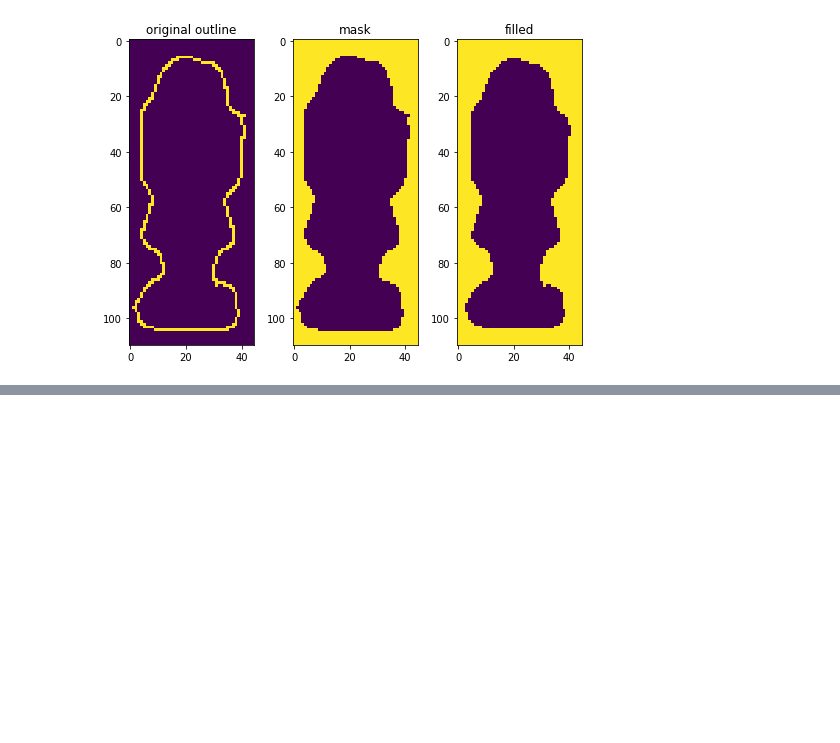
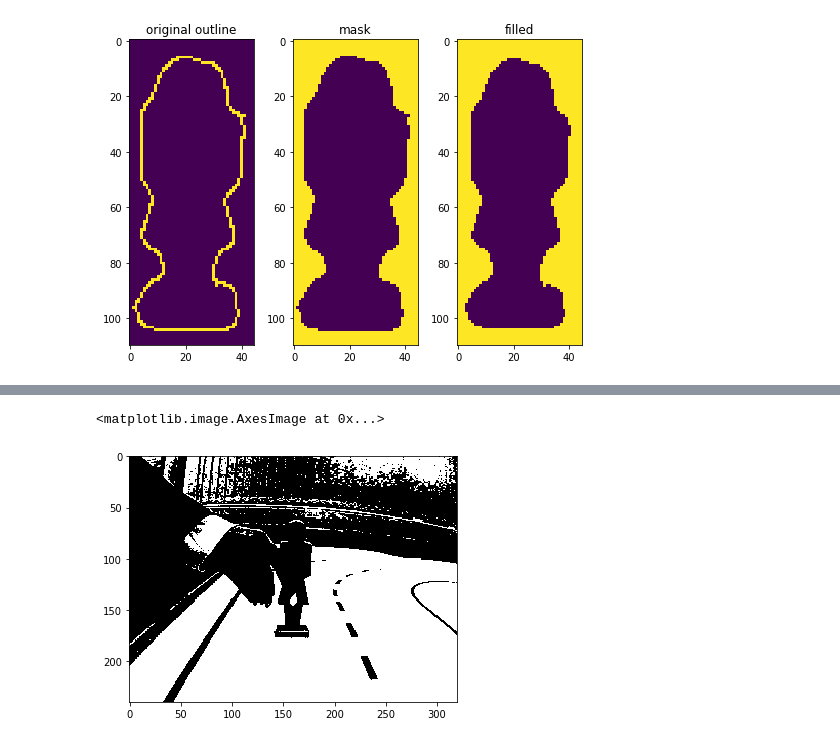
Before and after one commit to Siokhan/Self-Driving-Car, a Jupyter notebook: Scripts/Sio/Image_filtering.ipynb, the cells around one changed output, grey strips where cells are left out. Cells and saved outputs as stored; diff of their text form; code cells hidden in the pictures; blank space fills up the shorter version.

```diff
--- a/Scripts/Sio/Image_filtering.ipynb
+++ b/Scripts/Sio/Image_filtering.ipynb
@@ -92,0 +102,9 @@ plt.show()
+# %%
+#isolate the lanes
+lower_black = np.array([0, 0, 0])
+upper_black = np.array([180, 255, 95])
+mask = cv2.inRange(hsv, lower_black, upper_black)
+io.imshow(mask)
+# %% [output]
+<matplotlib.image.AxesImage at 0x...>
+[figure, added]
```
Also changed, not shown: parts of 5 cells of this notebook, 10 other files.
